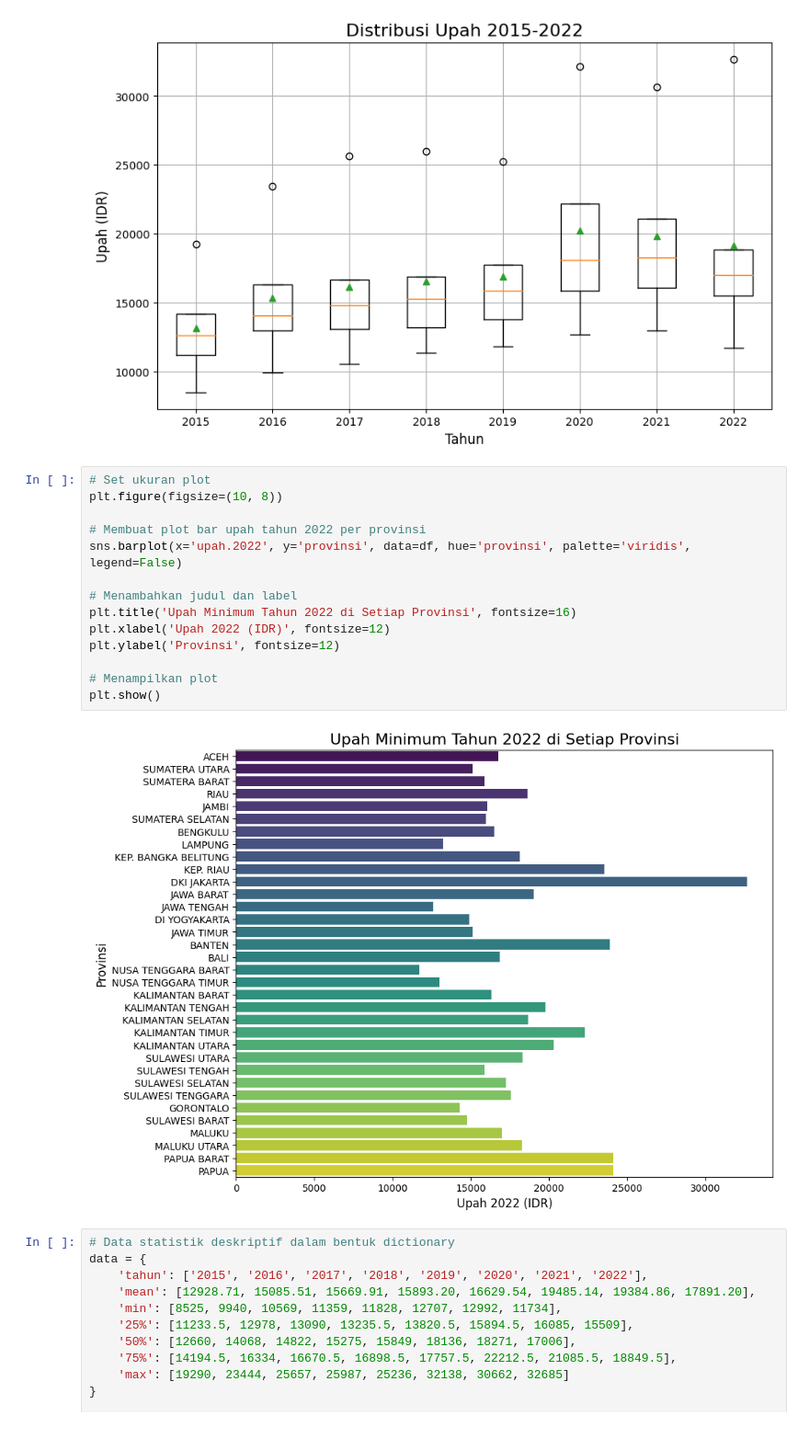
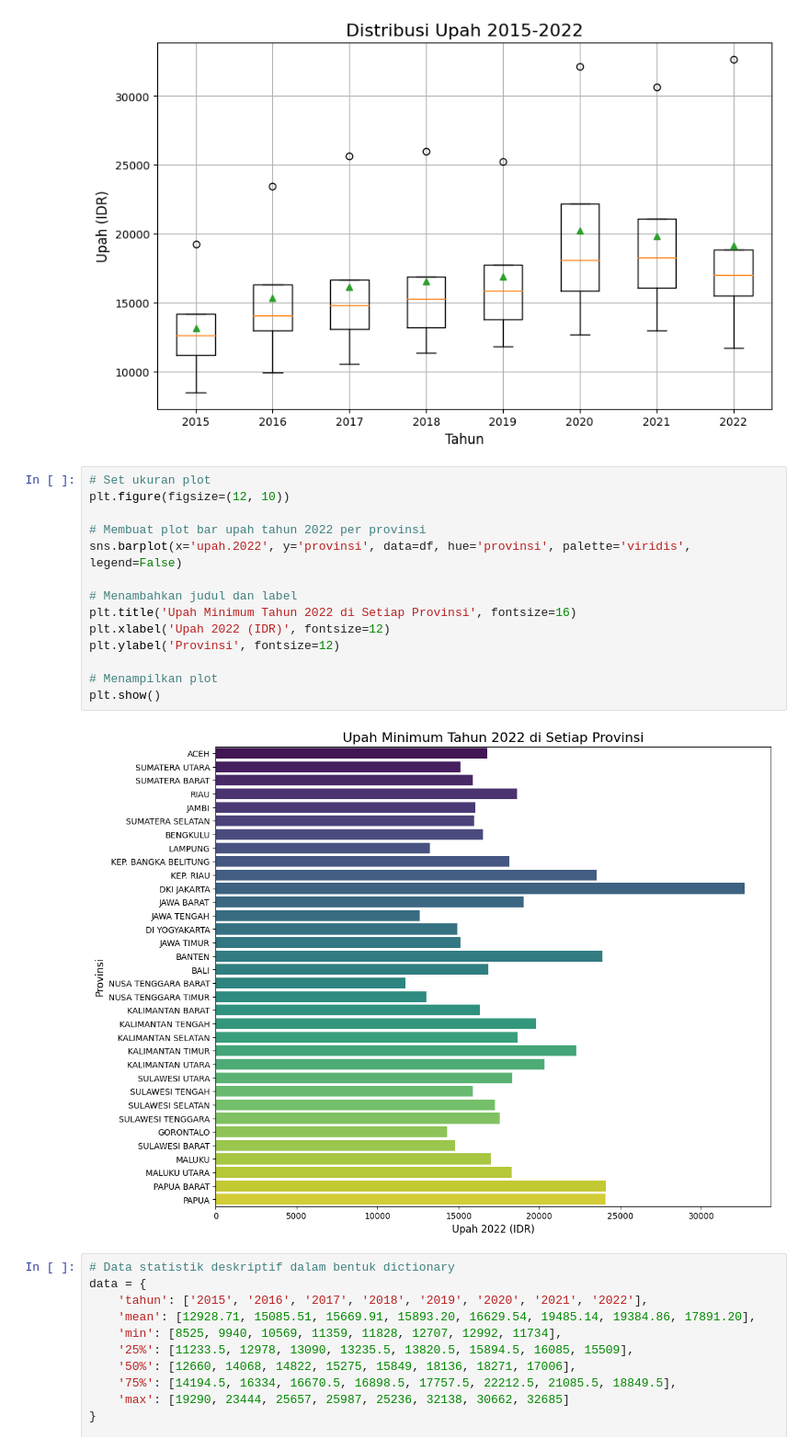
Before and after one commit to NabiilahPutri/Tugas-VDI, a Jupyter notebook: Tugas3VDI_122450029_Nabiilah Putri Karnaia_RB.ipynb, the cells around one changed output. Shown at 92% size. Cells and saved outputs as stored; diff of their text form.

```diff
--- a/Tugas3VDI_122450029_Nabiilah Putri Karnaia_RB.ipynb
+++ b/Tugas3VDI_122450029_Nabiilah Putri Karnaia_RB.ipynb
@@ -170,20 +170,20 @@ plt.show()
 [figure]
 # %%
 # Set ukuran plot
-plt.figure(figsize=(10, 8))
+plt.figure(figsize=(12, 10))
 
 # Membuat plot bar upah tahun 2022 per provinsi
 sns.barplot(x='upah.2022', y='provinsi', data=df, hue='provinsi', palette='viridis', legend=False)
 
 # Menambahkan judul dan label
 plt.title('Upah Minimum Tahun 2022 di Setiap Provinsi', fontsize=16)
 plt.xlabel('Upah 2022 (IDR)', fontsize=12)
 plt.ylabel('Provinsi', fontsize=12)
 
 # Menampilkan plot
 plt.show()
 # %% [output]
-[figure, old version]
+[figure, new version]
 # %%
 # Data statistik deskriptif dalam bentuk dictionary
 data = {
```
Also changed, not shown: parts of 4 cells of this notebook.
